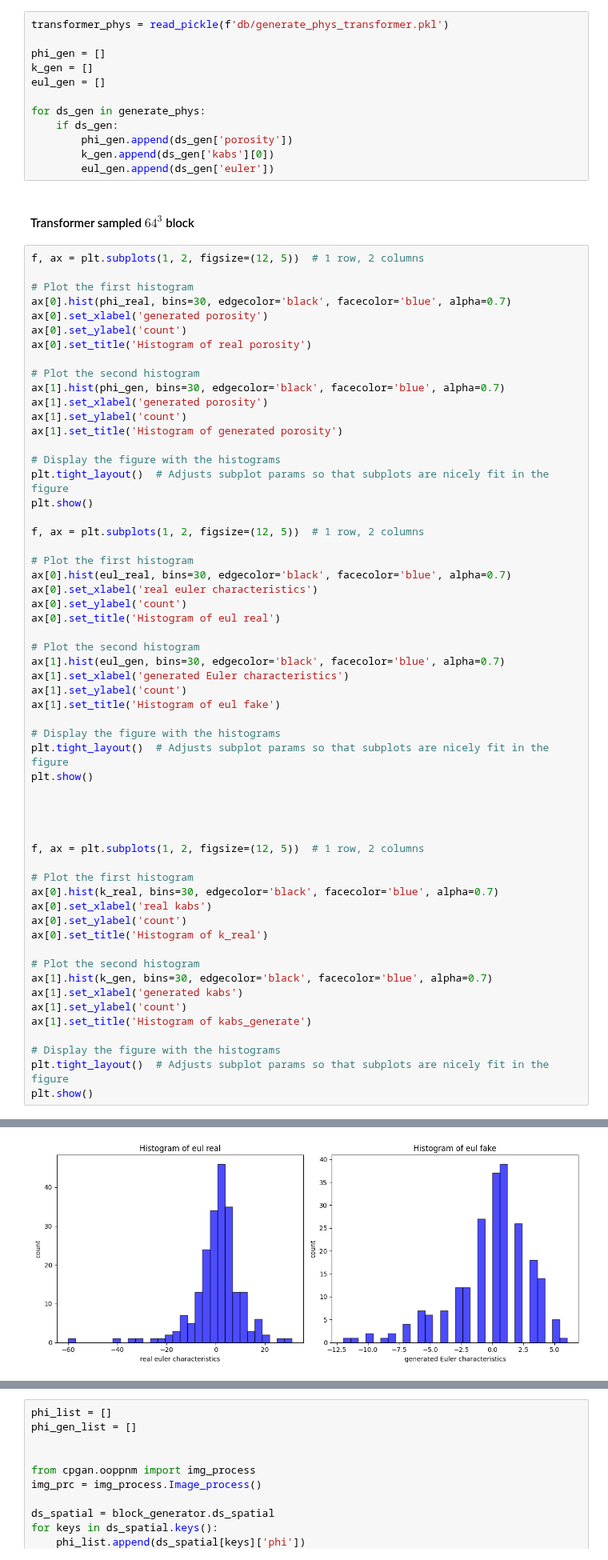
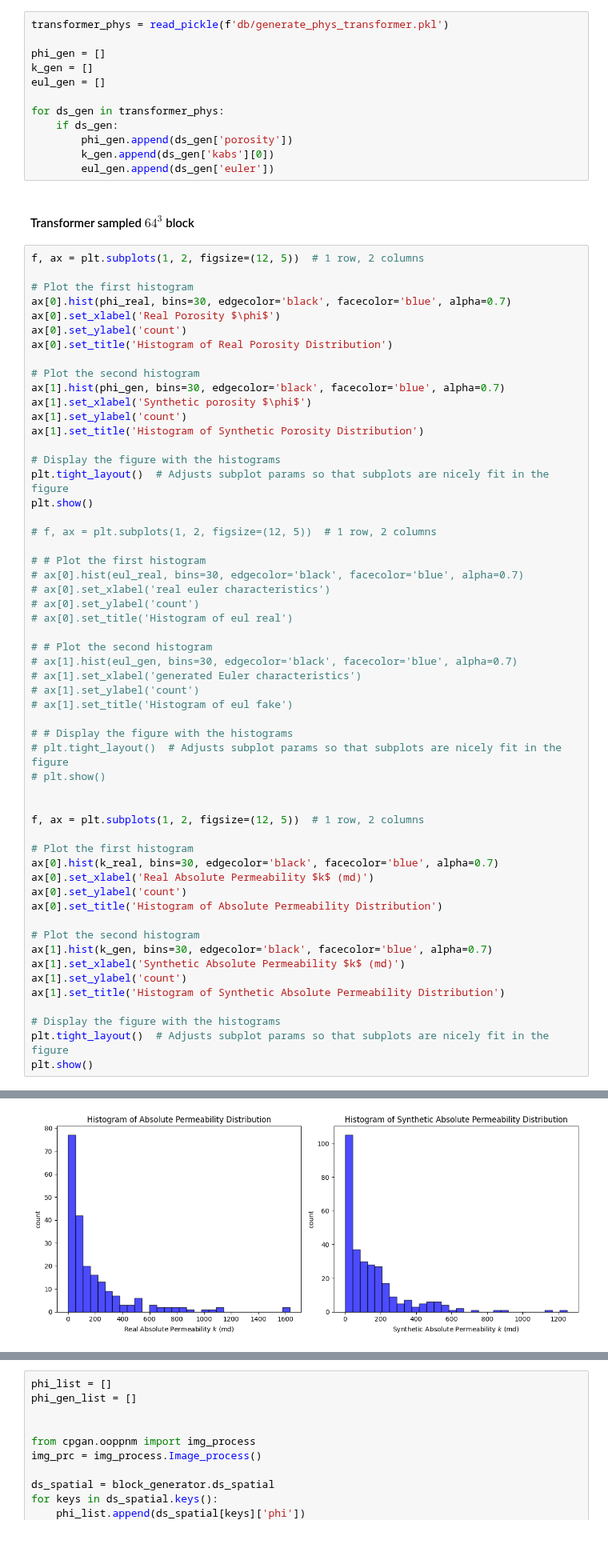
Before and after one commit to ZihanRen/poretransformer, a Jupyter notebook: lpu3dnet/eval/transformer_explore.ipynb, the cells around one changed output, grey strips where cells are left out. Shown at 80% size. Cells and saved outputs as stored; diff of their text form.

```diff
--- a/lpu3dnet/eval/transformer_explore.ipynb
+++ b/lpu3dnet/eval/transformer_explore.ipynb
@@ -156,7 +154,7 @@ phi_gen = []
 k_gen = []
 eul_gen = []
 
-for ds_gen in generate_phys:
+for ds_gen in transformer_phys:
     if ds_gen:
         phi_gen.append(ds_gen['porosity'])
         k_gen.append(ds_gen['kabs'][0])
@@ -168,54 +166,52 @@ f, ax = plt.subplots(1, 2, figsize=(12, 5))  # 1 row, 2 columns
 
 # Plot the first histogram
 ax[0].hist(phi_real, bins=30, edgecolor='black', facecolor='blue', alpha=0.7)
-ax[0].set_xlabel('generated porosity')
+ax[0].set_xlabel('Real Porosity $\phi$')
 ax[0].set_ylabel('count')
-ax[0].set_title('Histogram of real porosity')
+ax[0].set_title('Histogram of Real Porosity Distribution')
 
 # Plot the second histogram
 ax[1].hist(phi_gen, bins=30, edgecolor='black', facecolor='blue', alpha=0.7)
-ax[1].set_xlabel('generated porosity')
+ax[1].set_xlabel('Synthetic porosity $\phi$')
 ax[1].set_ylabel('count')
-ax[1].set_title('Histogram of generated porosity')
+ax[1].set_title('Histogram of Synthetic Porosity Distribution')
 
 # Display the figure with the histograms
 plt.tight_layout()  # Adjusts subplot params so that subplots are nicely fit in the figure
 plt.show()
 
-f, ax = plt.subplots(1, 2, figsize=(12, 5))  # 1 row, 2 columns
+# f, ax = plt.subplots(1, 2, figsize=(12, 5))  # 1 row, 2 columns
 
-# Plot the first histogram
-ax[0].hist(eul_real, bins=30, edgecolor='black', facecolor='blue', alpha=0.7)
-ax[0].set_xlabel('real euler characteristics')
-ax[0].set_ylabel('count')
-ax[0].set_title('Histogram of eul real')
+# # Plot the first histogram
+# ax[0].hist(eul_real, bins=30, edgecolor='black', facecolor='blue', alpha=0.7)
+# ax[0].set_xlabel('real euler characteristics')
+# ax[0].set_ylabel('count')
+# ax[0].set_title('Histogram of eul real')
 
-# Plot the second histogram
-ax[1].hist(eul_gen, bins=30, edgecolor='black', facecolor='blue', alpha=0.7)
-ax[1].set_xlabel('generated Euler characteristics')
-ax[1].set_ylabel('count')
-ax[1].set_title('Histogram of eul fake')
+# # Plot the second histogram
+# ax[1].hist(eul_gen, bins=30, edgecolor='black', facecolor='blue', alpha=0.7)
+# ax[1].set_xlabel('generated Euler characteristics')
+# ax[1].set_ylabel('count')
+# ax[1].set_title('Histogram of eul fake')
 
-# Display the figure with the histograms
-plt.tight_layout()  # Adjusts subplot params so that subplots are nicely fit in the figure
-plt.show()
-
-
+# # Display the figure with the histograms
+# plt.tight_layout()  # Adjusts subplot params so that subplots are nicely fit in the figure
+# plt.show()
 
 
 f, ax = plt.subplots(1, 2, figsize=(12, 5))  # 1 row, 2 columns
 
 # Plot the first histogram
 ax[0].hist(k_real, bins=30, edgecolor='black', facecolor='blue', alpha=0.7)
-ax[0].set_xlabel('real kabs')
+ax[0].set_xlabel('Real Absolute Permeability $k$ (md)')
 ax[0].set_ylabel('count')
-ax[0].set_title('Histogram of k_real')
+ax[0].set_title('Histogram of Absolute Permeability Distribution')
 
 # Plot the second histogram
 ax[1].hist(k_gen, bins=30, edgecolor='black', facecolor='blue', alpha=0.7)
-ax[1].set_xlabel('generated kabs')
+ax[1].set_xlabel('Synthetic Absolute Permeability $k$ (md)')
 ax[1].set_ylabel('count')
-ax[1].set_title('Histogram of kabs_generate')
+ax[1].set_title('Histogram of Synthetic Absolute Permeability Distribution')
 
 # Display the figure with the histograms
 plt.tight_layout()  # Adjusts subplot params so that subplots are nicely fit in the figure
@@ -225 +221 @@ plt.show()
-[figure, old version]
+[figure, new version]
```
Also changed, not shown: parts of 6 cells of this notebook, 6 other files.
